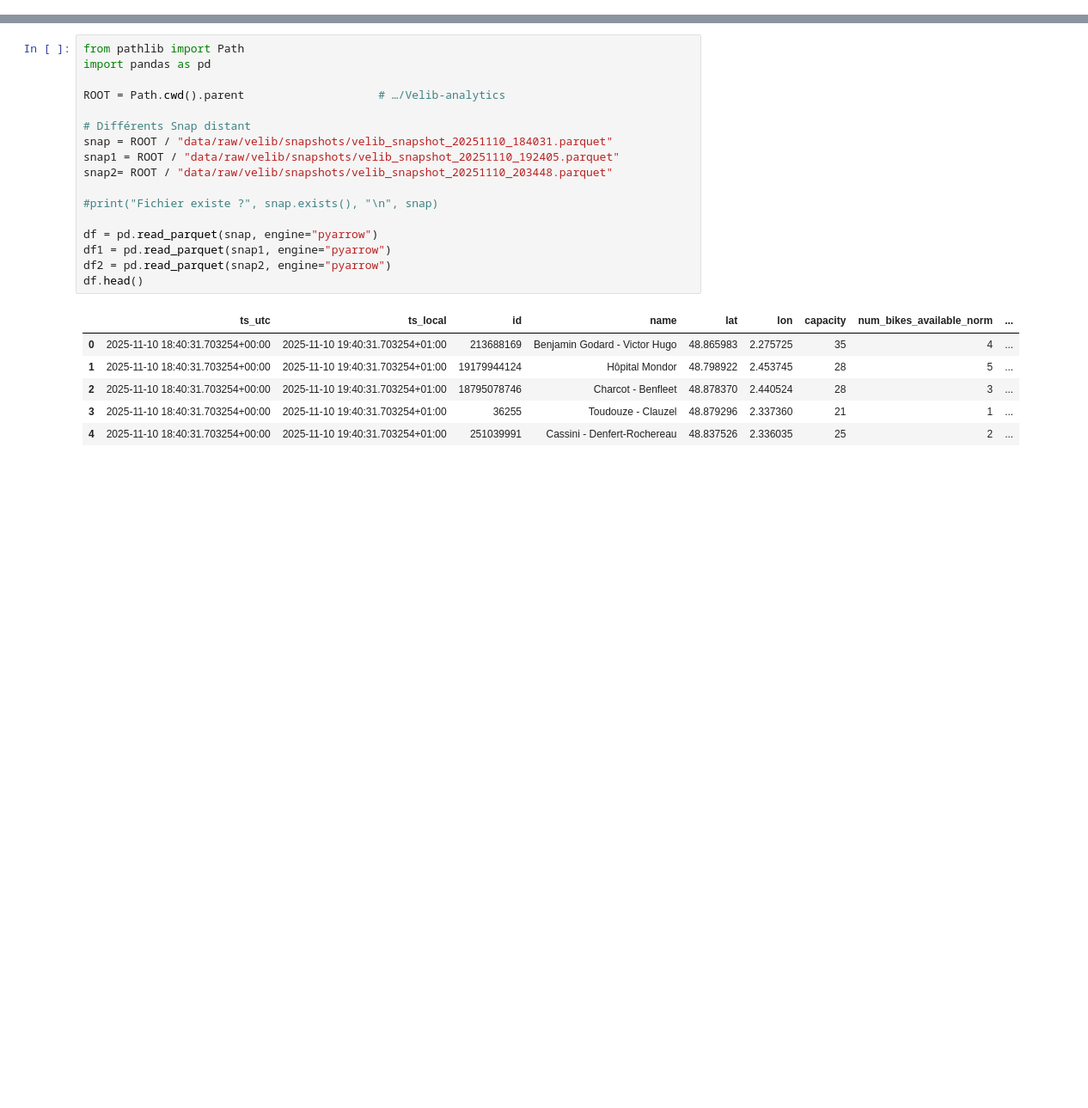
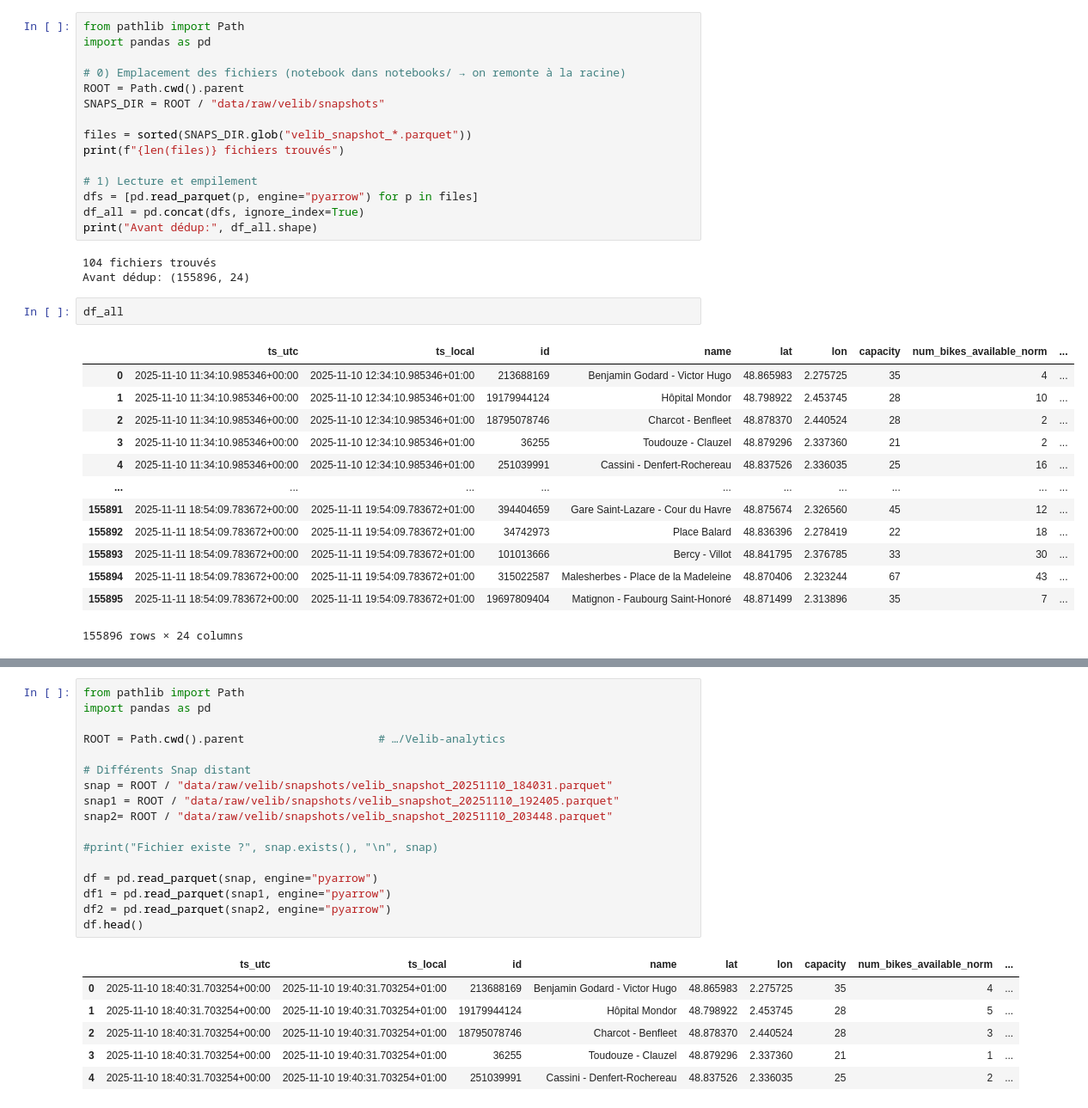
Before and after one commit to SouhaiLOps/Velib-analytics-, a Jupyter notebook: notebooks/real_time_velib.ipynb, the cells around one changed output, grey strips where cells are left out. Shown at 86% size. Saved outputs shown, nothing was run; the diff lists cells and outputs as text; blank space fills up the shorter version.

```diff
--- a/notebooks/real_time_velib.ipynb
+++ b/notebooks/real_time_velib.ipynb
@@ -0,0 +1,34 @@
+# %%
+from pathlib import Path
+import pandas as pd
+
+# 0) Emplacement des fichiers (notebook dans notebooks/ → on remonte à la racine)
+ROOT = Path.cwd().parent
+SNAPS_DIR = ROOT / "data/raw/velib/snapshots"
+
+files = sorted(SNAPS_DIR.glob("velib_snapshot_*.parquet"))
+print(f"{len(files)} fichiers trouvés")
+
+# 1) Lecture et empilement
+dfs = [pd.read_parquet(p, engine="pyarrow") for p in files]
+df_all = pd.concat(dfs, ignore_index=True)
+print("Avant dédup:", df_all.shape)
+# %% [output]
+104 fichiers trouvés
+Avant dédup: (155896, 24)
+# %%
+df_all
+# %% [output]
+|  | ts_utc | ts_local | id | name | lat | lon | capacity | num_bikes_available_norm | ... |
+| 0 | 2025-11-10 11:34:10.985346+00:00 | 2025-11-10 12:34:10.985346+01:00 | 213688169 | Benjamin Godard - Victor Hugo | 48.865983 | 2.275725 | 35 | 4 | ... |
+| 1 | 2025-11-10 11:34:10.985346+00:00 | 2025-11-10 12:34:10.985346+01:00 | 19179944124 | Hôpital Mondor | 48.798922 | 2.453745 | 28 | 10 | ... |
+| 2 | 2025-11-10 11:34:10.985346+00:00 | 2025-11-10 12:34:10.985346+01:00 | 18795078746 | Charcot - Benfleet | 48.878370 | 2.440524 | 28 | 2 | ... |
+| 3 | 2025-11-10 11:34:10.985346+00:00 | 2025-11-10 12:34:10.985346+01:00 | 36255 | Toudouze - Clauzel | 48.879296 | 2.337360 | 21 | 2 | ... |
+| 4 | 2025-11-10 11:34:10.985346+00:00 | 2025-11-10 12:34:10.985346+01:00 | 251039991 | Cassini - Denfert-Rochereau | 48.837526 | 2.336035 | 25 | 16 | ... |
+| ... | ... | ... | ... | ... | ... | ... | ... | ... | ... |
+| 155891 | 2025-11-11 18:54:09.783672+00:00 | 2025-11-11 19:54:09.783672+01:00 | 394404659 | Gare Saint-Lazare - Cour du Havre | 48.875674 | 2.326560 | 45 | 12 | ... |
+| 155892 | 2025-11-11 18:54:09.783672+00:00 | 2025-11-11 19:54:09.783672+01:00 | 34742973 | Place Balard | 48.836396 | 2.278419 | 22 | 18 | ... |
+| 155893 | 2025-11-11 18:54:09.783672+00:00 | 2025-11-11 19:54:09.783672+01:00 | 101013666 | Bercy - Villot | 48.841795 | 2.376785 | 33 | 30 | ... |
+| 155894 | 2025-11-11 18:54:09.783672+00:00 | 2025-11-11 19:54:09.783672+01:00 | 315022587 | Malesherbes - Place de la Madeleine | 48.870406 | 2.323244 | 67 | 43 | ... |
+| 155895 | 2025-11-11 18:54:09.783672+00:00 | 2025-11-11 19:54:09.783672+01:00 | 19697809404 | Matignon - Faubourg Saint-Honoré | 48.871499 | 2.313896 | 35 | 7 | ... |
+155896 rows × 24 columns
```
Also changed, not shown: parts of 6 cells of this notebook, 1 other file.
